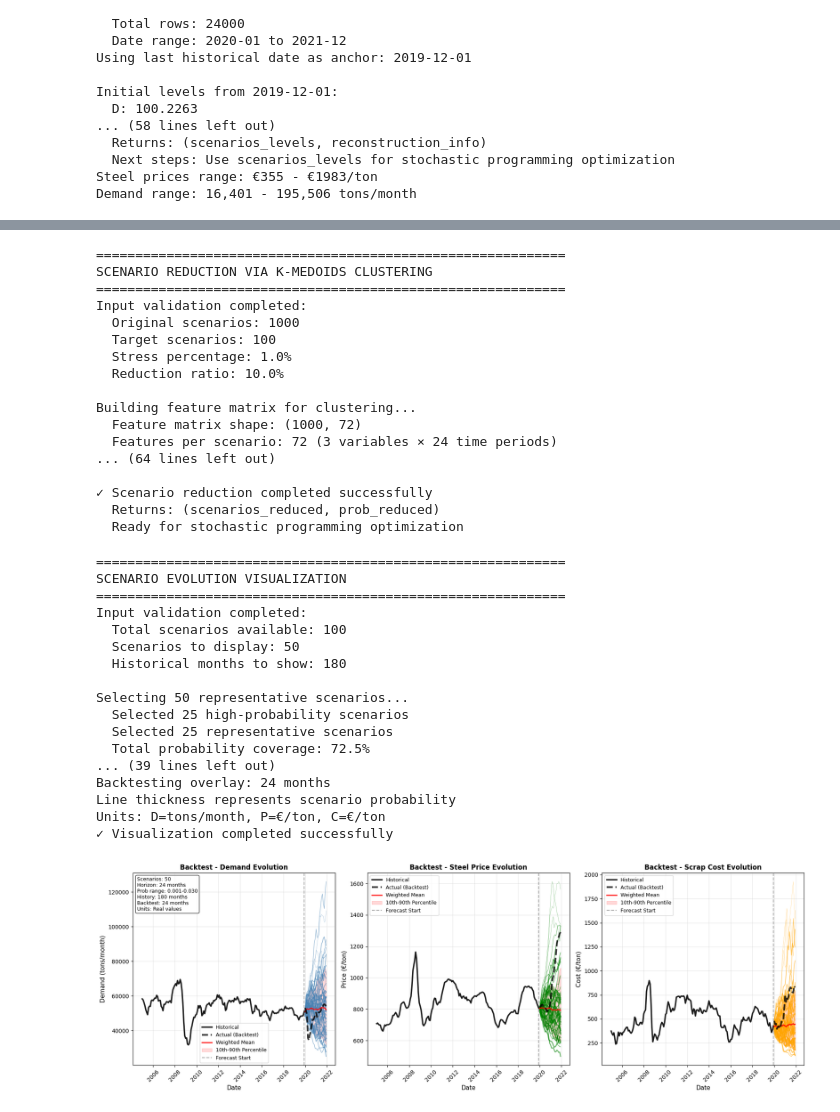
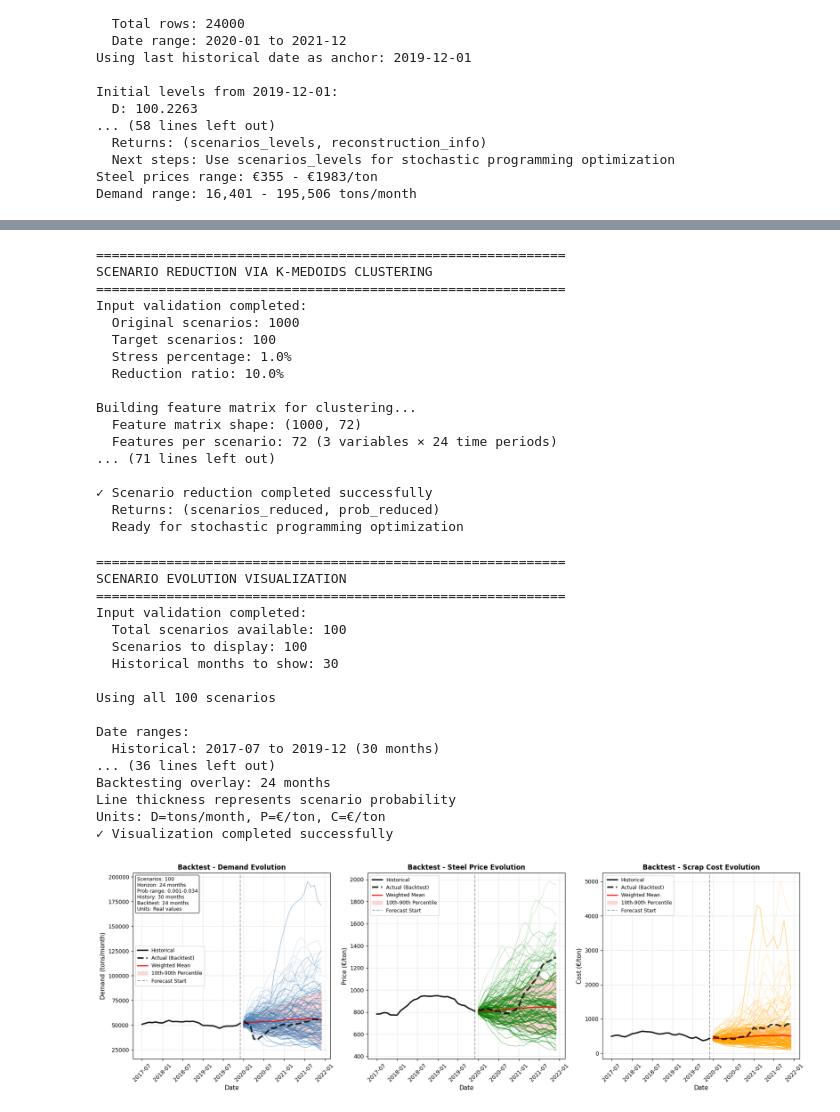
Before and after one commit to SiatrasVasilis/steel-industry-stochastic-optimization, a Jupyter notebook: notebooks/basic_usage.ipynb, the cells around one changed output, grey strips where cells are left out. Cells and saved outputs as stored; diff of their text form; code cells hidden in the pictures.

Commit message:
Basic SP (Version 1.1) - faster kmemoids, advanced stress-testing, streamlit app

```diff
--- a/notebooks/basic_usage.ipynb
+++ b/notebooks/basic_usage.ipynb
@@ -21,7 +21,7 @@ print(f"  Source path: {src_path}")
 # %%
 # Load data
 data = TwoStageCapacityAndProcurementPlanning.load_data_from_fredapi(
-    'add_your_fred_api_key_here',  # Replace with your actual FRED API key
+    'add_your_actual_fred_api_key_here',  # Replace with your actual FRED API key
     steel_demand_identifier='IPG3311A2S',
     scrap_price_identifier='WPU1012',
     steel_price_identifier='WPU101704',
@@ -243,7 +243,8 @@ scenarios_red, prob_red = TwoStageCapacityAndProcurementPlanning.reduce_scenario
     scenarios=scenario_levels,
     prob=prob,
     n_scenario_clusters=100,
-    stress_pct=0.01
+    stress_pct=0.01,
+    stress_direction='both'
 )
 # %% [output]
 ============================================================
@@ -258,7 +259,7 @@ Input validation completed:
 Building feature matrix for clustering...
   Feature matrix shape: (1000, 72)
   Features per scenario: 72 (3 variables × 24 time periods)
-... (64 lines left out)
+... (71 lines left out)
 
 ✓ Scenario reduction completed successfully
   Returns: (scenarios_reduced, prob_reduced)
@@ -266,32 +267,32 @@ Building feature matrix for clustering...
 # %%
 fig, axes = TwoStageCapacityAndProcurementPlanning.plot_scenarios_evolution(
     scenarios=scenarios_red,
     historical_data=data_subset,
-    max_history=180,
-    max_number_of_scenarios=50,
+    max_history=30,
+    max_number_of_scenarios=100,
     prob=prob_red,
     future_trajectory=actual_future,
     title_prefix="Backtest - "
 )
 # %% [output]
 ============================================================
 SCENARIO EVOLUTION VISUALIZATION
 ============================================================
 Input validation completed:
   Total scenarios available: 100
-  Scenarios to display: 50
-  Historical months to show: 180
+  Scenarios to display: 100
+  Historical months to show: 30
 
-Selecting 50 representative scenarios...
-  Selected 25 high-probability scenarios
-  Selected 25 representative scenarios
-  Total probability coverage: 72.5%
-... (39 lines left out)
+Using all 100 scenarios
+
+Date ranges:
+  Historical: 2017-07 to 2019-12 (30 months)
+... (36 lines left out)
 Backtesting overlay: 24 months
 Line thickness represents scenario probability
 Units: D=tons/month, P=€/ton, C=€/ton
 ✓ Visualization completed successfully
-[figure, old version]
+[figure, new version]
 # %%
 decisions = TwoStageCapacityAndProcurementPlanning.optimize_capacity_and_procurement(
     scenarios=scenarios_red,
```
Also changed, not shown: parts of 4 cells of this notebook, 3 other files.
